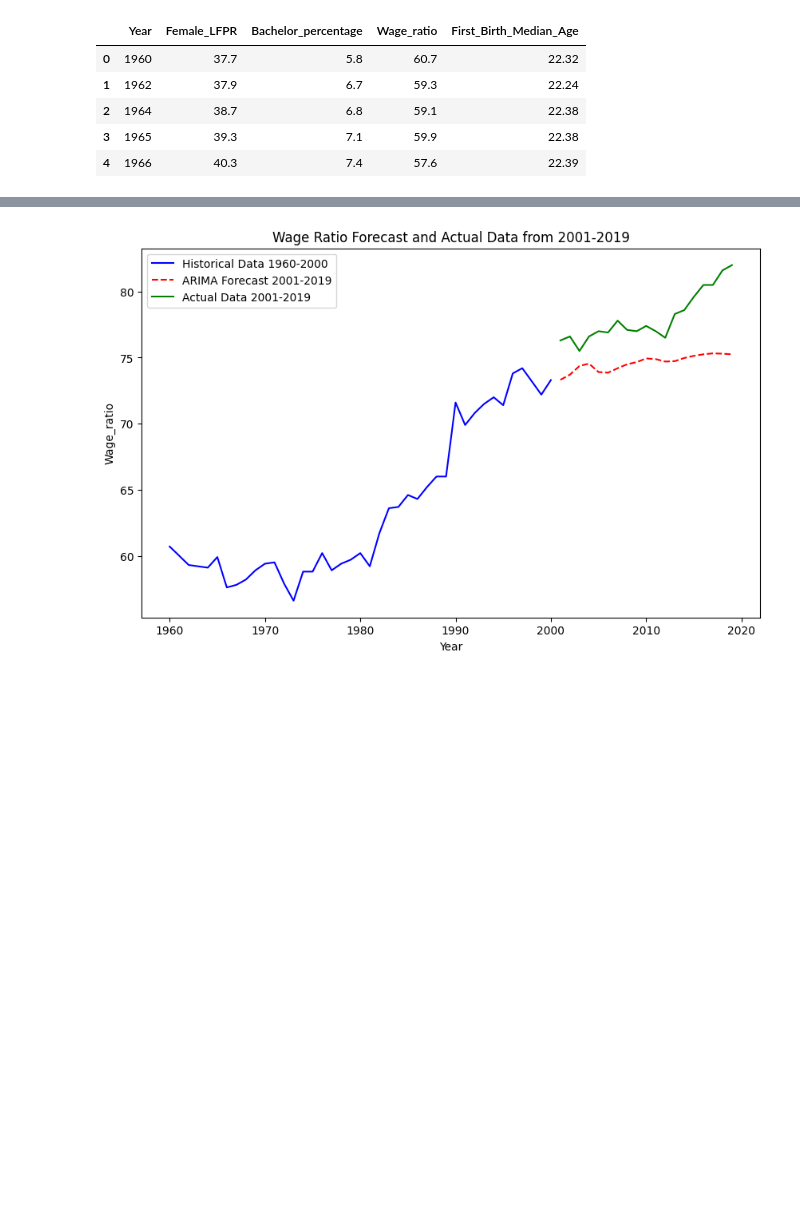
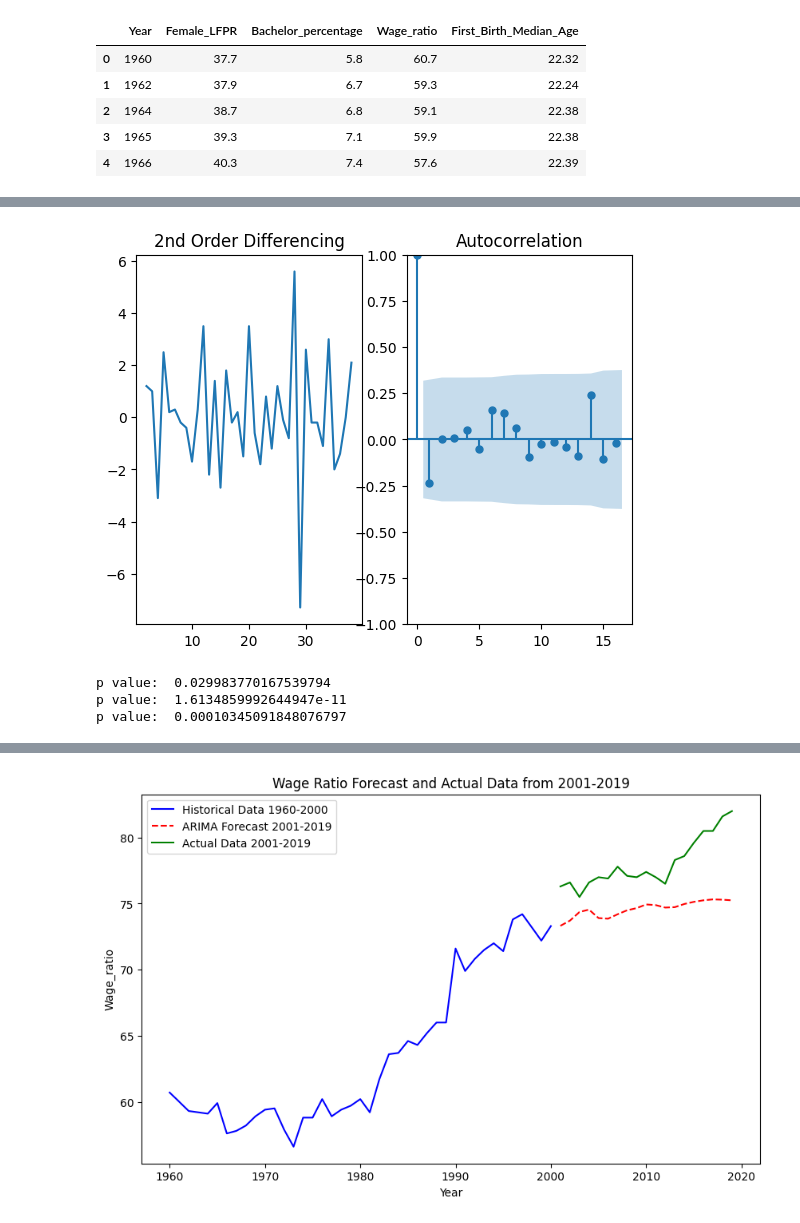
Before and after one commit to kristyluk/DS4002Project2, a Jupyter notebook: SCRIPTS/project2_script.ipynb, the cells around one changed output, grey strips where cells are left out. Saved outputs shown, nothing was run; the diff lists cells and outputs as text; code cells hidden in the pictures; blank space fills up the shorter version.

```diff
--- a/SCRIPTS/project2_script.ipynb
+++ b/SCRIPTS/project2_script.ipynb
@@ -94,0 +114,24 @@ twenty.head()
+# %%
+f = plt.figure()
+ax1 = f.add_subplot(121)
+ax1.set_title('2nd Order Differencing')
+ax1.plot(twenty.Wage_ratio.diff().diff())
+ax2 = f.add_subplot(122)
+plot_acf(twenty.Wage_ratio.diff().dropna(), ax=ax2)
+plt.show()
+# %% [output]
+[figure, added]
+# %%
+from statsmodels.tsa.stattools import adfuller
+result = adfuller(twenty.Wage_ratio.dropna())
+print('p value: ', result[1])
+
+result = adfuller(twenty.Wage_ratio.diff().dropna())
+print('p value: ', result[1])
+
+result = adfuller(twenty.Wage_ratio.diff().diff().dropna())
+print('p value: ', result[1])
+# %% [output]
+p value:  0.029983770167539794
+p value:  1.6134859992644947e-11
+p value:  0.00010345091848076797
```
Also changed, not shown: parts of 6 cells of this notebook.
